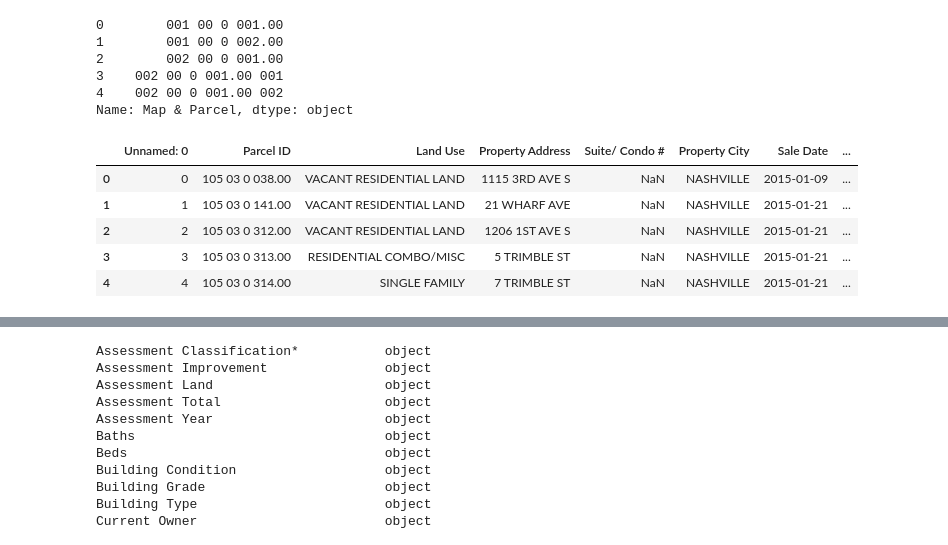
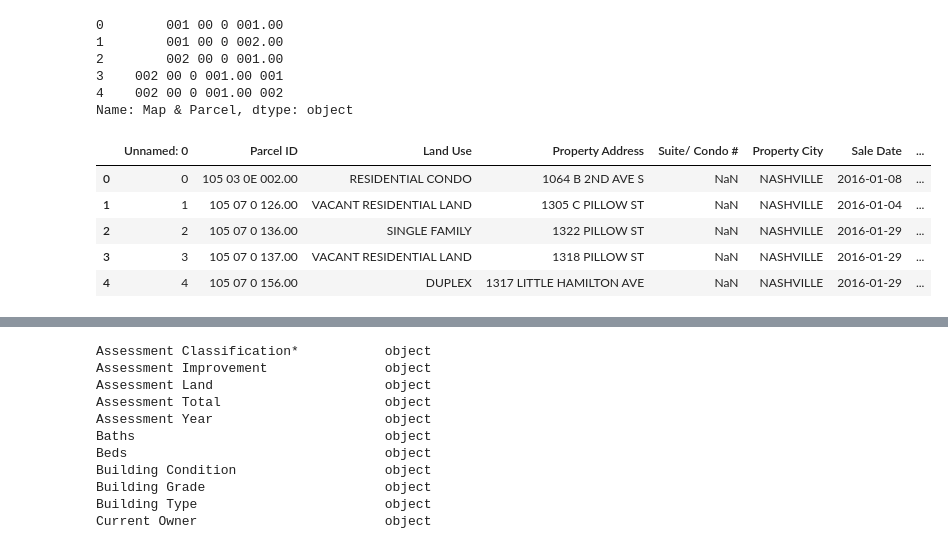
Before and after one commit to drewlehe/Nashville, a Jupyter notebook: jsonmerger.ipynb, the cells around one changed output, grey strips where cells are left out. Cells and saved outputs as stored; diff of their text form; code cells hidden in the pictures.

```diff
--- a/jsonmerger.ipynb
+++ b/jsonmerger.ipynb
@@ -51,16 +51,16 @@ df['Map & Parcel'].head()
 4    002 00 0 001.00 002
 Name: Map & Parcel, dtype: object
 # %%
-xdf = pd.read_csv('sales2015.csv')
-df16= pd.read_csv('sales2016.csv')
+xdf = pd.read_csv('sales2016.csv')
+
 xdf.head()
 # %% [output]
 |  | Unnamed: 0 | Parcel ID | Land Use | Property Address | Suite/ Condo # | Property City | Sale Date | ... |
-| 0 | 0 | 105 03 0 038.00 | VACANT RESIDENTIAL LAND | 1115 3RD AVE S | NaN | NASHVILLE | 2015-01-09 | ... |
-| 1 | 1 | 105 03 0 141.00 | VACANT RESIDENTIAL LAND | 21 WHARF AVE | NaN | NASHVILLE | 2015-01-21 | ... |
-| 2 | 2 | 105 03 0 312.00 | VACANT RESIDENTIAL LAND | 1206 1ST AVE S | NaN | NASHVILLE | 2015-01-21 | ... |
-| 3 | 3 | 105 03 0 313.00 | RESIDENTIAL COMBO/MISC | 5 TRIMBLE ST | NaN | NASHVILLE | 2015-01-21 | ... |
-| 4 | 4 | 105 03 0 314.00 | SINGLE FAMILY | 7 TRIMBLE ST | NaN | NASHVILLE | 2015-01-21 | ... |
+| 0 | 0 | 105 03 0E 002.00 | RESIDENTIAL CONDO | 1064 B 2ND AVE S | NaN | NASHVILLE | 2016-01-08 | ... |
+| 1 | 1 | 105 07 0 126.00 | VACANT RESIDENTIAL LAND | 1305 C PILLOW ST | NaN | NASHVILLE | 2016-01-04 | ... |
+| 2 | 2 | 105 07 0 136.00 | SINGLE FAMILY | 1322 PILLOW ST | NaN | NASHVILLE | 2016-01-29 | ... |
+| 3 | 3 | 105 07 0 137.00 | VACANT RESIDENTIAL LAND | 1318 PILLOW ST | NaN | NASHVILLE | 2016-01-29 | ... |
+| 4 | 4 | 105 07 0 156.00 | DUPLEX | 1317 LITTLE HAMILTON AVE | NaN | NASHVILLE | 2016-01-29 | ... |
 # %%
 jdf = df.merge(xdf, right_on='Parcel ID', left_on='Map & Parcel')
 
```
Also changed, not shown: parts of 6 cells of this notebook.
